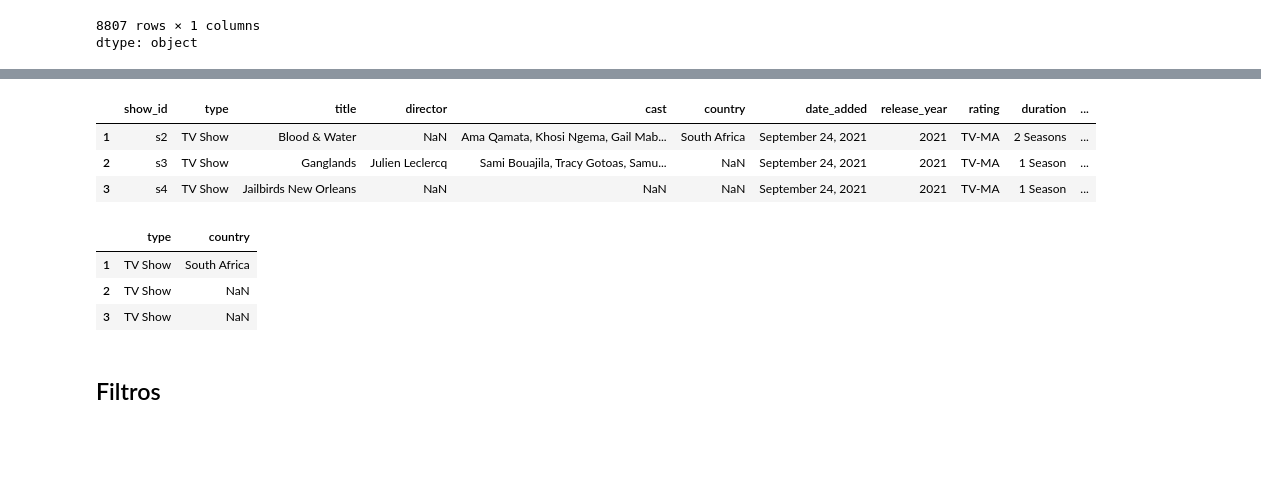
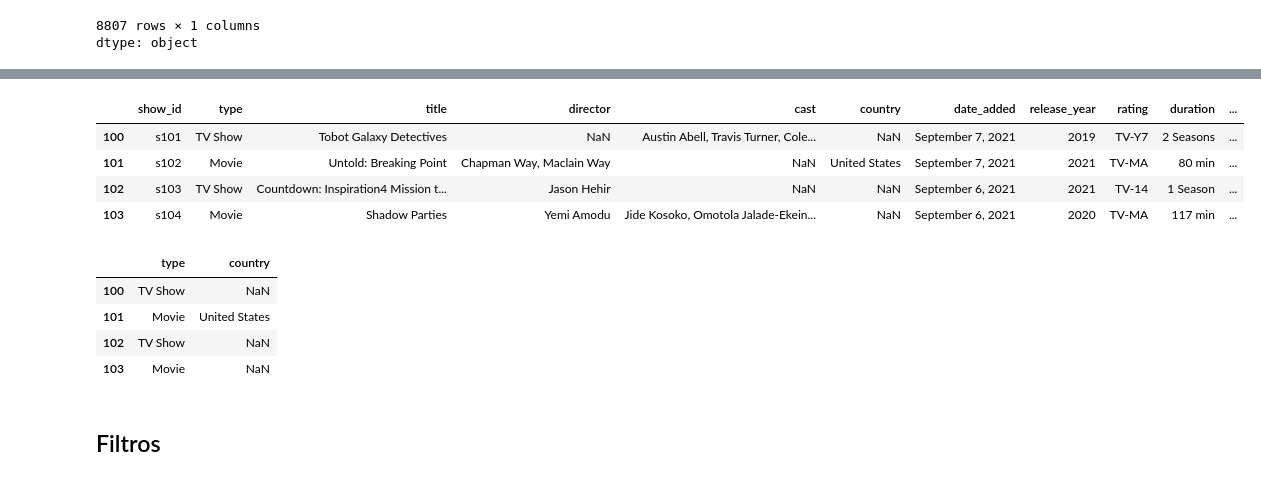
Before and after one commit to GermanStanzione/TT-2C2025-Data-Analitycs-Notebooks, a Jupyter notebook: Clase_6/Mia/Clase_06_NB1.ipynb, the cells around one changed output, grey strips where cells are left out. Drawn from its saved outputs; the diff is of its cells as text; code cells hidden in the pictures; blank space fills up the shorter version.

```diff
--- a/Clase_6/Mia/Clase_06_NB1.ipynb
+++ b/Clase_6/Mia/Clase_06_NB1.ipynb
@@ -111,19 +146,21 @@ KeyError: ('type', 'title', 'country')
 # %%
 # Seleccionar filas específicas
-df.loc[1:3]
+df.loc[100:103]
 # %% [output]
 |  | show_id | type | title | director | cast | country | date_added | release_year | rating | duration | ... |
-| 1 | s2 | TV Show | Blood & Water | NaN | Ama Qamata, Khosi Ngema, Gail Mab... | South Africa | September 24, 2021 | 2021 | TV-MA | 2 Seasons | ... |
-| 2 | s3 | TV Show | Ganglands | Julien Leclercq | Sami Bouajila, Tracy Gotoas, Samu... | NaN | September 24, 2021 | 2021 | TV-MA | 1 Season | ... |
-| 3 | s4 | TV Show | Jailbirds New Orleans | NaN | NaN | NaN | September 24, 2021 | 2021 | TV-MA | 1 Season | ... |
+| 100 | s101 | TV Show | Tobot Galaxy Detectives | NaN | Austin Abell, Travis Turner, Cole... | NaN | September 7, 2021 | 2019 | TV-Y7 | 2 Seasons | ... |
+| 101 | s102 | Movie | Untold: Breaking Point | Chapman Way, Maclain Way | NaN | United States | September 7, 2021 | 2021 | TV-MA | 80 min | ... |
+| 102 | s103 | TV Show | Countdown: Inspiration4 Mission t... | Jason Hehir | NaN | NaN | September 6, 2021 | 2021 | TV-14 | 1 Season | ... |
+| 103 | s104 | Movie | Shadow Parties | Yemi Amodu | Jide Kosoko, Omotola Jalade-Ekein... | NaN | September 6, 2021 | 2020 | TV-MA | 117 min | ... |
 # %%
 # Seleccionar un subset (filas y columnas especíicas)
-df.loc[1:3, ["type", "country"]]
+df.loc[100:103, ["type", "country"]]
 # %% [output]
 |  | type | country |
-| 1 | TV Show | South Africa |
-| 2 | TV Show | NaN |
-| 3 | TV Show | NaN |
+| 100 | TV Show | NaN |
+| 101 | Movie | United States |
+| 102 | TV Show | NaN |
+| 103 | Movie | NaN |
 # %% [markdown]
 ## Filtros
 # %% [markdown]
```
Also changed, not shown: parts of 11 cells of this notebook.
